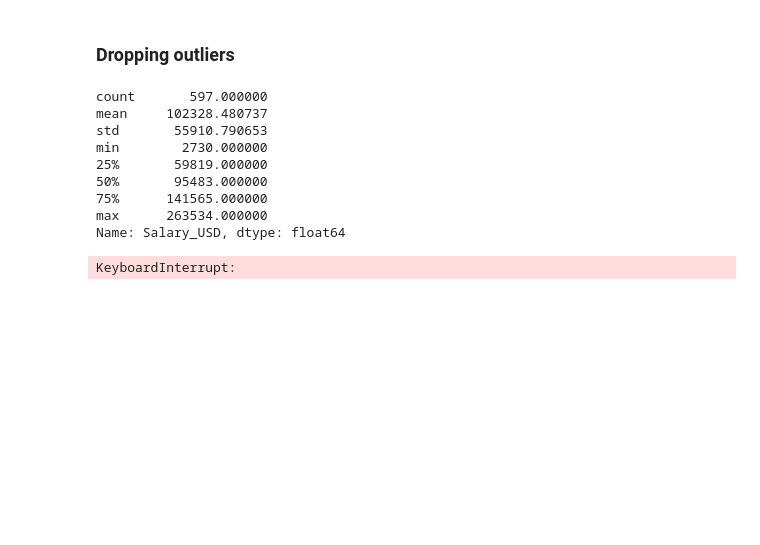
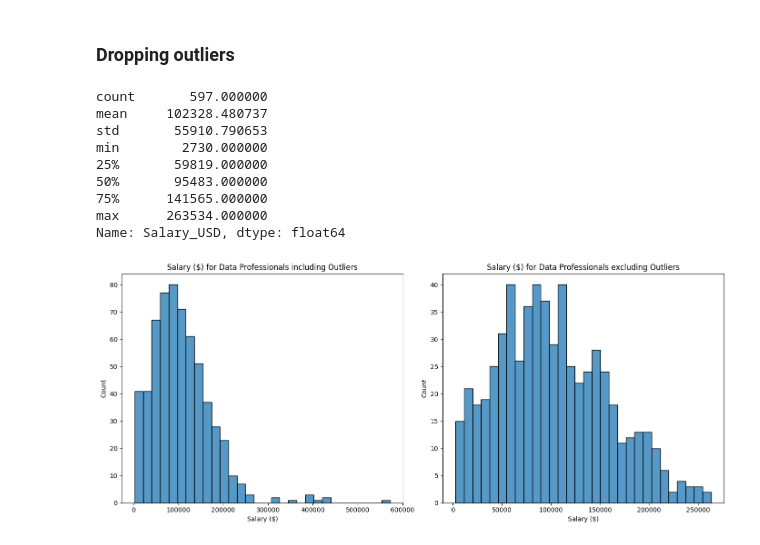
Before and after one commit to jhlopesalves/data-science-notebooks, a Jupyter notebook: Python/Exploratory Data Analysis/exploratory_data_analysis.ipynb, the cells around one changed output. Drawn from its saved outputs; the diff is of its cells as text; code cells hidden in the pictures; blank space fills up the shorter version.

Commit message:
fixed outliers plot

```diff
--- a/Python/Exploratory Data Analysis/exploratory_data_analysis.ipynb
+++ b/Python/Exploratory Data Analysis/exploratory_data_analysis.ipynb
@@ -1364,19 +1352,17 @@ Name: Salary_USD, dtype: float64
 # %%
 fig, (ax1, ax2) = plt.subplots(nrows=1, ncols=2, figsize=(14, 6))
 
-sns.histplot(data=salaries, x="Salary_USD", ax=ax1, binwidth=0.1)
+sns.histplot(data=salaries, x="Salary_USD", ax=ax1, bins=30)
 ax1.set(title="Salary ($) for Data Professionals including Outliers",
         xlabel="Salary ($)",
         ylabel="Count")
-ax1.grid(linestyle='--', alpha=0.4)
 
-sns.histplot(data=no_outliers, x="Salary_USD", ax=ax2, binwidth=0.1)
+sns.histplot(data=no_outliers, x="Salary_USD", ax=ax2, bins=30)
 ax2.set(title="Salary ($) for Data Professionals excluding Outliers",
         xlabel="Salary ($)",
         ylabel="Count")
-ax1.grid(linestyle='--', alpha=0.4)
 
 plt.tight_layout()
 plt.show()
 # %% [output]
-KeyboardInterrupt:
+[figure, added]
```
Also changed, not shown: parts of 20 cells of this notebook.
